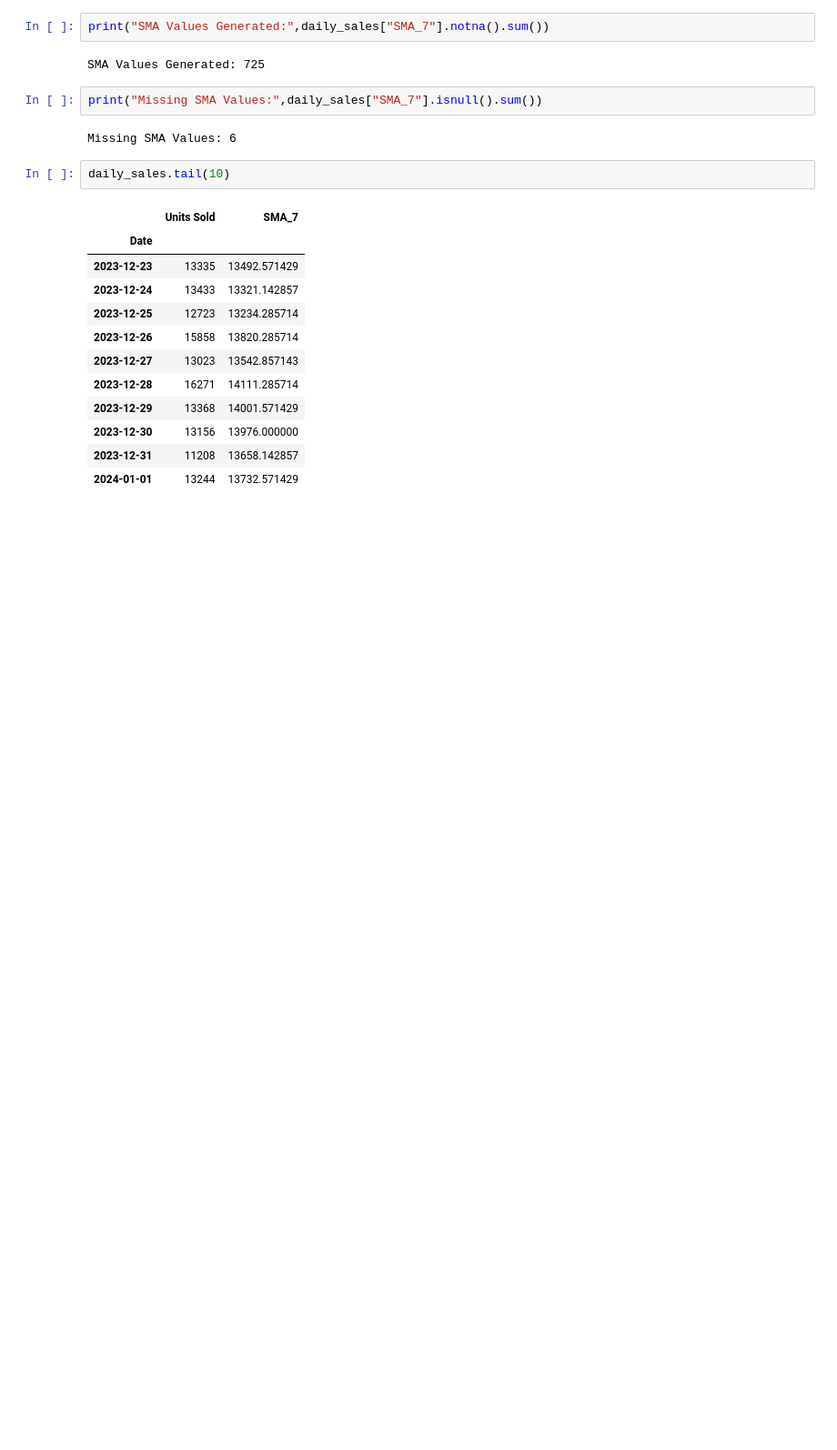
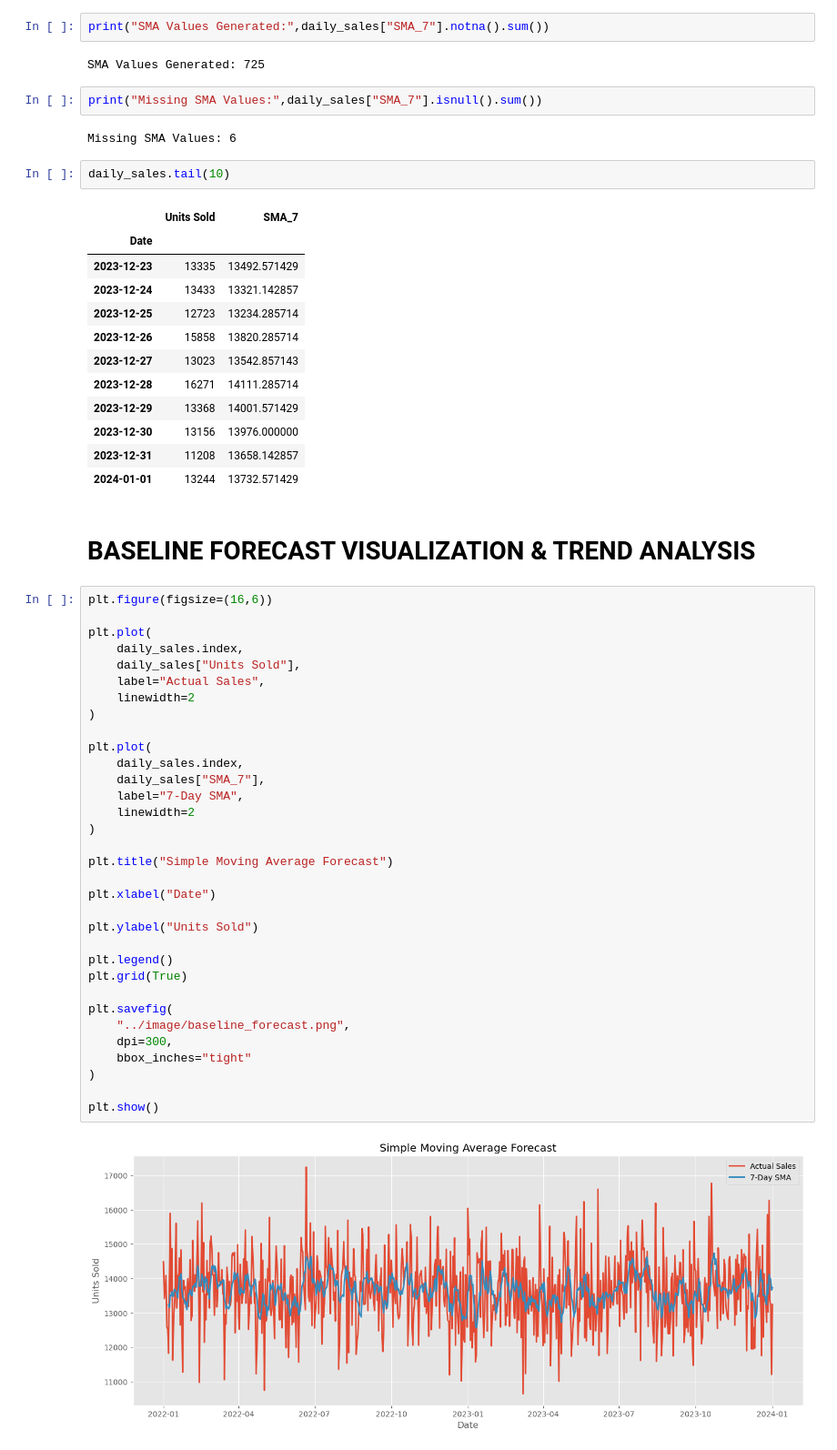
Before and after one commit to dharani-malla/Supply-Chain-Analytics-Demand-Forecasting-Anamoly-Detection, a Jupyter notebook: week3_baseline_forecasting.ipynb, the cells around one changed output. Shown at 91% size. Drawn from its saved outputs; the diff is of its cells as text; blank space fills up the shorter version.

```diff
--- a/week3_baseline_forecasting.ipynb
+++ b/week3_baseline_forecasting.ipynb
@@ -235,3 +235,40 @@ daily_sales.tail(10)
 | 2023-12-30 | 13156 | 13976.000000 |
 | 2023-12-31 | 11208 | 13658.142857 |
 | 2024-01-01 | 13244 | 13732.571429 |
+# %% [markdown]
+# BASELINE FORECAST VISUALIZATION & TREND ANALYSIS
+# %%
+plt.figure(figsize=(16,6))
+
+plt.plot(
+    daily_sales.index,
+    daily_sales["Units Sold"],
+    label="Actual Sales",
+    linewidth=2
+)
+
+plt.plot(
+    daily_sales.index,
+    daily_sales["SMA_7"],
+    label="7-Day SMA",
+    linewidth=2
+)
+
+plt.title("Simple Moving Average Forecast")
+
+plt.xlabel("Date")
+
+plt.ylabel("Units Sold")
+
+plt.legend()
+plt.grid(True)
+
+plt.savefig(
+    "../image/baseline_forecast.png",
+    dpi=300,
+    bbox_inches="tight"
+)
+
+plt.show()
+# %% [output]
+[figure, added]
```
Also changed, not shown: parts of 2 cells of this notebook, 1 other file.
